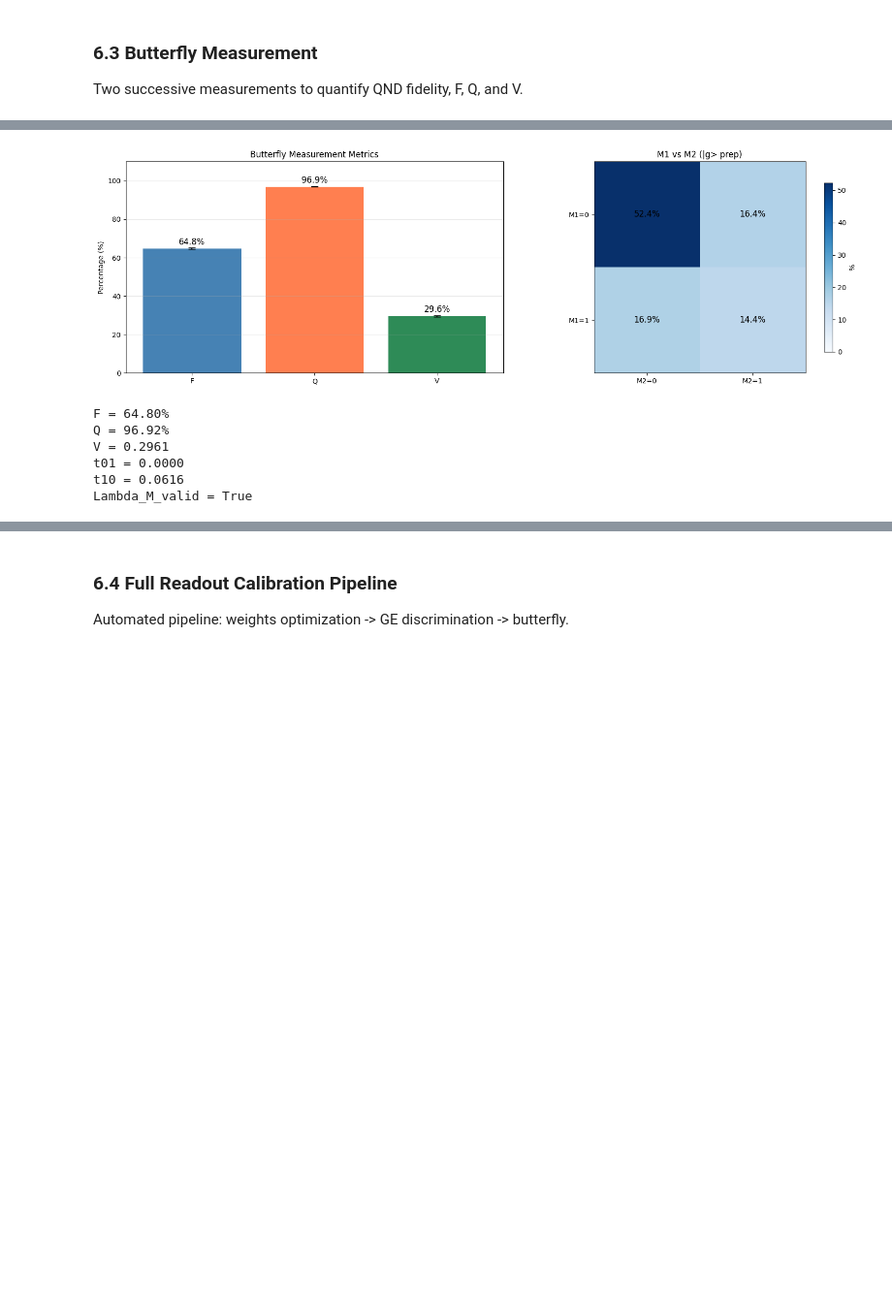
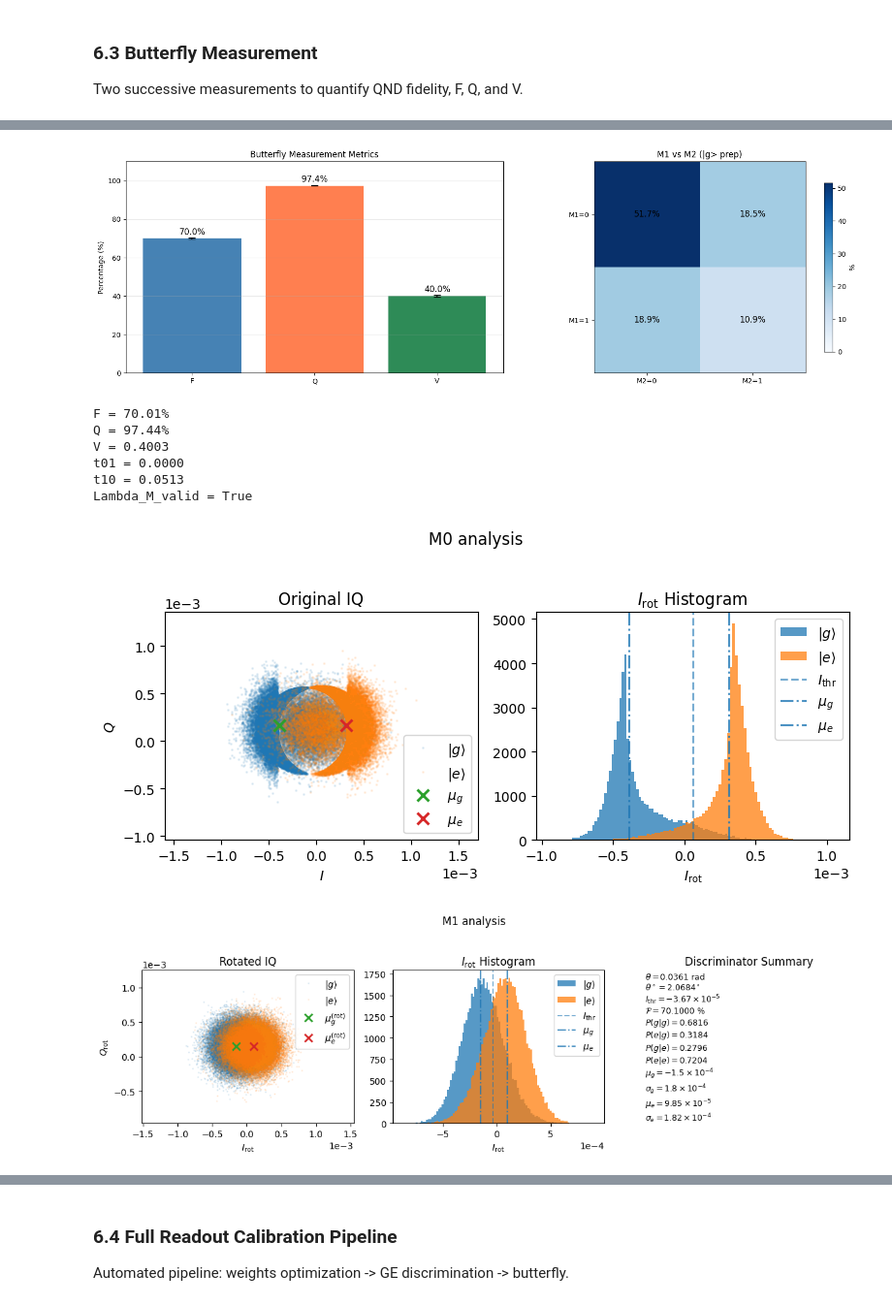
Before and after one commit to SoraUmika/qubox, a Jupyter notebook: notebooks/post_cavity_experiment.ipynb, the cells around one changed output, grey strips where cells are left out. Shown at 97% size. Drawn from its saved outputs; the diff is of its cells as text; code cells hidden in the pictures; blank space fills up the shorter version.

```diff
--- a/notebooks/post_cavity_experiment.ipynb
+++ b/notebooks/post_cavity_experiment.ipynb
@@ -941,7 +999,7 @@ bfly = ReadoutButterflyMeasurement(session)
 result = bfly.run(r180="x180", n_samples=50000)
 
 analysis = bfly.analyze(result, update_calibration=True)
-bfly.plot(analysis, show_histogram=True)
+bfly.plot(analysis, show_histogram=True, show_discriminator=True)
 print(f"F = {analysis.metrics.get('F', 0):.2%}")
 print(f"Q = {analysis.metrics.get('Q', 0):.2%}")
 print(f"V = {analysis.metrics.get('V', 0):.4f}")
@@ -966,7 +1024,9 @@ No errors
-[figure, old version]
+[figure, new version]
-F = 64.80%
-Q = 96.92%
-V = 0.2961
+F = 70.01%
+Q = 97.44%
+V = 0.4003
 t01 = 0.0000
-t10 = 0.0616
+t10 = 0.0513
 Lambda_M_valid = True
+[figure, added]
+[figure, added]
```
Also changed, not shown: parts of 11 cells of this notebook, 30 other files.
